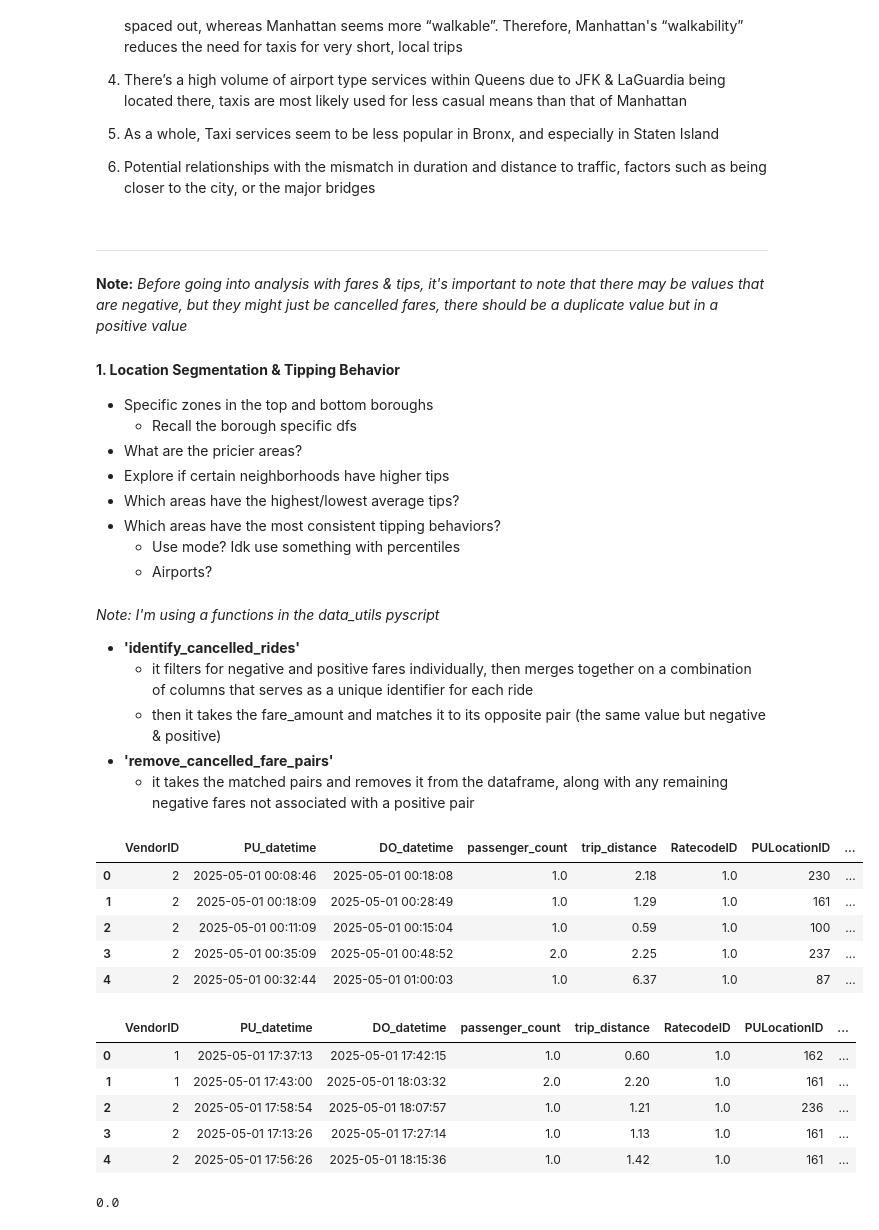
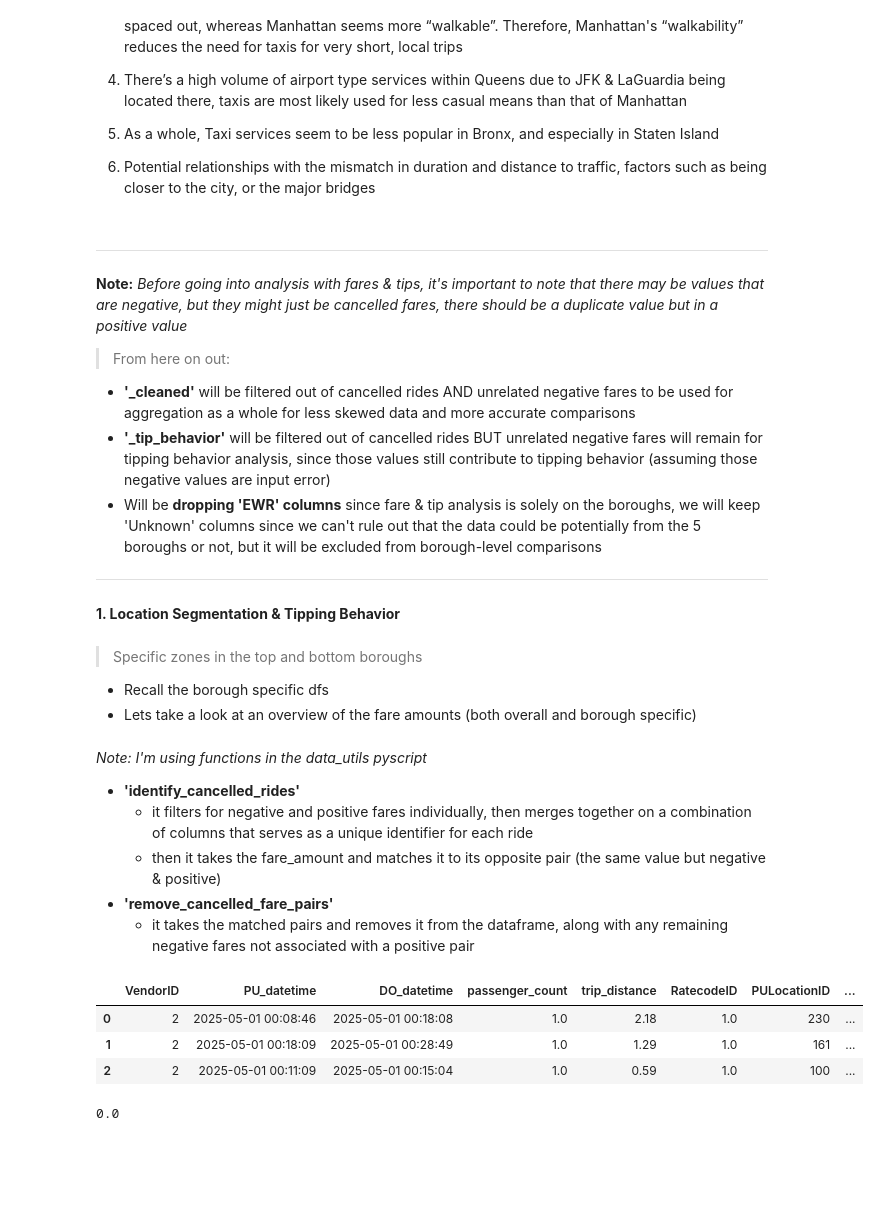
Before and after one commit to jjen1/nyc-taxis-trends, a Jupyter notebook: notebooks/yellow_taxis_eda.ipynb, the cells around one changed output. Cells and saved outputs as stored; diff of their text form; code cells hidden in the pictures; blank space fills up the shorter version.

```diff
--- a/notebooks/yellow_taxis_eda.ipynb
+++ b/notebooks/yellow_taxis_eda.ipynb
@@ -792,51 +805,44 @@ Name: count, dtype: int64
 # %% [markdown]
 ---
 **Note:** *Before going into analysis with fares & tips, it's important to note that there may be values that are negative, but they might just be cancelled fares, there should be a duplicate value but in a positive value*
-
+> From here on out:
+* **'_cleaned'** will be filtered out of cancelled rides AND unrelated negative fares to be used for aggregation as a whole for less skewed data and more accurate comparisons
+* **'_tip_behavior'** will be filtered out of cancelled rides BUT unrelated negative fares will remain for tipping behavior analysis, since those values still contribute to tipping behavior (assuming those negative values are input error)
+* Will be **dropping 'EWR' columns** since fare & tip analysis is solely on the boroughs, we will keep 'Unknown' columns since we can't rule out that the data could be potentially from the 5 boroughs or not, but it will be excluded from borough-level comparisons
+---
 #### **1. Location Segmentation & Tipping Behavior**
-  * Specific zones in the top and bottom boroughs
-    * Recall the borough specific dfs
-  * What are the pricier areas?
-  * Explore if certain neighborhoods have higher tips
-  * Which areas have the highest/lowest average tips?
-  * Which areas have the most consistent tipping behaviors?
-    * Use mode? Idk use something with percentiles
-    * Airports?
+# %% [markdown]
+> Specific zones in the top and bottom boroughs
+* Recall the borough specific dfs
+* Lets take a look at an overview of the fare amounts (both overall and borough specific)
 # %% [markdown]
-*Note: I'm using a functions in the data_utils pyscript*
+*Note: I'm using functions in the data_utils pyscript*
 * **'identify_cancelled_rides'**
   * it filters for negative and positive fares individually, then merges together on a combination of columns that serves as a unique identifier for each ride
   * then it takes the fare_amount and matches it to its opposite pair (the same value but negative & positive)
 * **'remove_cancelled_fare_pairs'**
   * it takes the matched pairs and removes it from the dataframe, along with any remaining negative fares not associated with a positive pair
 # %%
-# lets take a look at an overview of the fare amounts
-# first, filtering out the canceled/refunded rides to get accurate aggregations
+#first, filtering out the canceled/refunded rides to get accurate aggregations
 
-# identifying cancelled rides: these are rides with negative fare amounts that have corresponding positive fare amounts
 # renaming the columns for the functions to work properly
 merged.rename(columns={'tpep_pickup_datetime': 'PU_datetime', 'tpep_dropoff_datetime': 'DO_datetime'}, inplace=True)
 
+# droping all rows where borough is 'EWR' since this analysis is focused on the 5 boroughs
+# will keep 'Unknown' columns since we can't rule out that the data could be potentially from the 5 boroughs or not, but it will be excluded from borough-level comparisons
+merged = merged[(merged['PU_Borough'] != 'EWR') & (merged['DO_Borough'] != 'EWR')]
+
+# identifying cancelled rides: these are rides with negative fare amounts that have corresponding positive fare amounts
 overall_canceled_rides = identify_cancelled_rides(merged)
-overall_canceled_rides.head() # returns a df of the cancelled rides
+overall_canceled_rides.head(3)
 # %% [output]
 |  | VendorID | PU_datetime | DO_datetime | passenger_count | trip_distance | RatecodeID | PULocationID | ... |
 | 0 | 2 | 2025-05-01 00:08:46 | 2025-05-01 00:18:08 | 1.0 | 2.18 | 1.0 | 230 | ... |
 | 1 | 2 | 2025-05-01 00:18:09 | 2025-05-01 00:28:49 | 1.0 | 1.29 | 1.0 | 161 | ... |
 | 2 | 2 | 2025-05-01 00:11:09 | 2025-05-01 00:15:04 | 1.0 | 0.59 | 1.0 | 100 | ... |
-| 3 | 2 | 2025-05-01 00:35:09 | 2025-05-01 00:48:52 | 2.0 | 2.25 | 1.0 | 237 | ... |
-| 4 | 2 | 2025-05-01 00:32:44 | 2025-05-01 01:00:03 | 1.0 | 6.37 | 1.0 | 87 | ... |
 # %%
-# filtering out cancelled rides from the queens df
+# filtering out cancelled rides from the merged df
 merged_cleaned = remove_cancelled_fare_pairs(merged, overall_canceled_rides)
-merged_cleaned.head()
-# %% [output]
-|  | VendorID | PU_datetime | DO_datetime | passenger_count | trip_distance | RatecodeID | PULocationID | ... |
-| 0 | 1 | 2025-05-01 17:37:13 | 2025-05-01 17:42:15 | 1.0 | 0.60 | 1.0 | 162 | ... |
-| 1 | 1 | 2025-05-01 17:43:00 | 2025-05-01 18:03:32 | 2.0 | 2.20 | 1.0 | 161 | ... |
-| 2 | 2 | 2025-05-01 17:58:54 | 2025-05-01 18:07:57 | 1.0 | 1.21 | 1.0 | 236 | ... |
-| 3 | 2 | 2025-05-01 17:13:26 | 2025-05-01 17:27:14 | 1.0 | 1.13 | 1.0 | 161 | ... |
-| 4 | 2 | 2025-05-01 17:56:26 | 2025-05-01 18:15:36 | 1.0 | 1.42 | 1.0 | 161 | ... |
 # %%
 # there should be no negative fares left
 merged_cleaned['fare_amount'].min()
```
Also changed, not shown: parts of 22 cells of this notebook, 1 other file.
